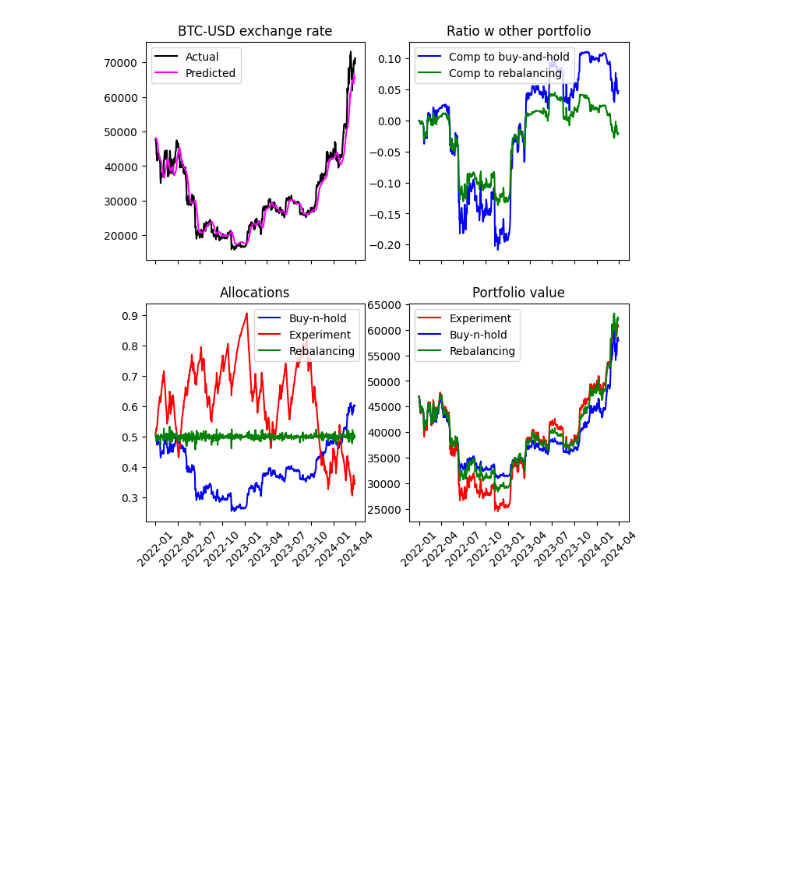
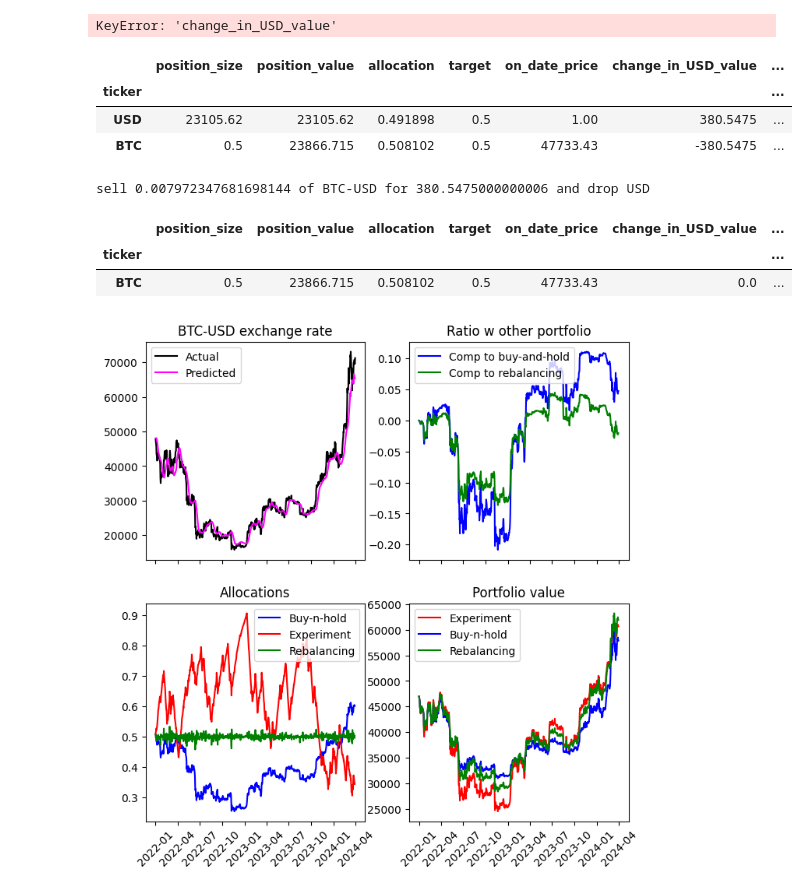
Before and after one commit to ArtemChemist/crypto, a Jupyter notebook: test clases.ipynb, the cells around one changed output. Saved outputs shown, nothing was run; the diff lists cells and outputs as text; code cells hidden in the pictures; blank space fills up the shorter version.

Commit message:
Got started on rebalncing for three assests

```diff
--- a/test clases.ipynb
+++ b/test clases.ipynb
@@ -105,7 +112,7 @@ Epoch 18/20
 naive_LSTM.model = keras.models.load_model(
     model_path, custom_objects=None, compile=True)
 # %%
-assets_in_portfolio = {'USD': 0.5* BTC.price_on_date(date_from - tmpdelta(days=1)), 'BTC':0.5}
+assets_in_portfolio = {'USD': 0.2* BTC.price_on_date(date_from - tmpdelta(days=1)), 'BTC':0.4, 'ETH': 8}
 my_portfolio = Portfolio(origination_date=(date_from - tmpdelta(days=1)),
                          assets = assets_in_portfolio)
 
@@ -133,15 +140,17 @@ for today in BTC.history.index[first_index:-2]:
                         loc[today-tmpdelta(days=(naive_LSTM.input_span-1)):today]
     new_pred = naive_LSTM.predict_one(today_data)
     pred_df = pd.concat([pred_df, new_pred], axis = 0)
-    suggestion = naive_LSTM.make_suggestion(today, my_portfolio)
-    my_portfolio.execute_suggestions(suggestion, today)
+    suggestion = naive_LSTM.make_suggestion(on_date = today, portfolio = rebal_portfolio)
+    my_portfolio.execute_suggestions(sggst_df = suggestion, exec_date = today)
 
     alloc_rebal.append(rebal_portfolio.get_hist_positions(today)['allocation'].loc['BTC'])
-    rebal_suggest = rebalncer.make_suggestion(today , rebal_portfolio)
-    rebal_portfolio.execute_suggestions(rebal_suggest, today)
+    rebal_suggest = rebalncer.make_suggestion(on_date = today, portfolio = rebal_portfolio)
+    rebal_portfolio.execute_suggestions(sggst_df = rebal_suggest, exec_date = today)
 
     alloc_bnh.append(buy_n_hold_portfolio.get_hist_positions(today)['allocation'].loc['BTC'])
 
 my_portfolio.update_value(up_to=pred_df.index[-1])
 buy_n_hold_portfolio.update_value(up_to=pred_df.index[-1])
 rebal_portfolio.update_value(up_to=pred_df.index[-1])
+# %% [output]
+KeyError: 'change_in_USD_value'
@@ -148,3 +173,71 @@ rebal_portfolio.update_value(up_to=pred_df.index[-1])
+# %%
+sggst_df = rebal_suggest.copy()
+sggst_df.sort_values(by='change_in_USD_value', ascending=False, inplace=True)
+sggst_df
+# %% [output]
+|  | position_size | position_value | allocation | target | on_date_price | change_in_USD_value | ... |
+| ticker |  |  |  |  |  |  | ... |
+| USD | 23105.62 | 23105.62 | 0.491898 | 0.5 | 1.00 | 380.5475 | ... |
+| BTC | 0.5 | 23866.715 | 0.508102 | 0.5 | 47733.43 | -380.5475 | ... |
+# %%
+tradable_pairs = pd.DataFrame(client.get_products()['products'])['product_id'].values
+while max(abs(sggst_df['change_in_USD_value'])) >=10:
+
+    sggst_df.sort_values(by='change_in_USD_value', ascending=False, inplace=True)
+
+    # Figure out what pair we are traiding
+    if f'{sggst_df.index[0]}-{sggst_df.index[-1]}' in tradable_pairs:
+        first_ass = sggst_df.index[0]
+        second_ass = sggst_df.index[-1]
+    elif f'{sggst_df.index[-1]}-{sggst_df.index[0]}' in tradable_pairs:
+        first_ass = sggst_df.index[-1]
+        second_ass = sggst_df.index[0]
+    else:
+        print('Untradable pair')
+        trade_pair  = None
+    trade_pair = f'{first_ass}-{second_ass}'
+    # Figure out if we are sellign or bying
+    if sggst_df['change_in_USD_value'].loc[first_ass] >=0:
+        trans_type = 'buy'
+    else:
+        trans_type  = 'sell'
+
+    # Figure out how much we are trading, what asset we will sell completely, what willl remain
+    if abs(sggst_df['change_in_USD_value'].loc[first_ass]) >= abs(sggst_df['change_in_USD_value'].loc[second_ass]):
+        value = abs(sggst_df['change_in_USD_value'].loc[second_ass])
+        to_drop = second_ass
+        to_change = first_ass
+    else:
+        value = abs(sggst_df['change_in_USD_value'].loc[first_ass])
+        to_drop = first_ass
+        to_change = second_ass
+
+    # Size of the change is always int eh first asset of the pair
+    size = value/sggst_df['on_date_price'].loc[first_ass]
+
+    #This is where transaction happens
+    print(f'{trans_type} {size} of {trade_pair} for {value} and drop {to_drop}')
+
+    # Drop the asset we used up
+    sggst_df.drop(index = [to_drop], inplace = True)
+
+    # Update delta for size and value of the asset that is not used up
+    # Here we update the suggestion df, to make the right decision on the next iteration
+    curr_val_delta = sggst_df['change_in_USD_value'].loc[to_change]
+    new_val_delta = curr_val_delta - copysign(value, curr_val_delta)
+    sggst_df.loc[to_change, 'change_in_USD_value'] = new_val_delta
+
+    curr_size_delta = sggst_df['change_in_size'].loc[to_change]
+    new_size_delta = curr_size_delta - copysign(size, curr_size_delta)
+    sggst_df.loc[to_change, 'change_in_size'] = new_size_delta
+# %% [output]
+sell 0.007972347681698144 of BTC-USD for 380.5475000000006 and drop USD
+# %%
+sggst_df
+# %% [output]
+|  | position_size | position_value | allocation | target | on_date_price | change_in_USD_value | ... |
+| ticker |  |  |  |  |  |  | ... |
+| BTC | 0.5 | 23866.715 | 0.508102 | 0.5 | 47733.43 | 0.0 | ... |
 # %%
 # Plot the results
 fig, ax = plt.subplots(2, 2, sharex = True)
```
Also changed, not shown: parts of 3 cells of this notebook, 3 other files.
